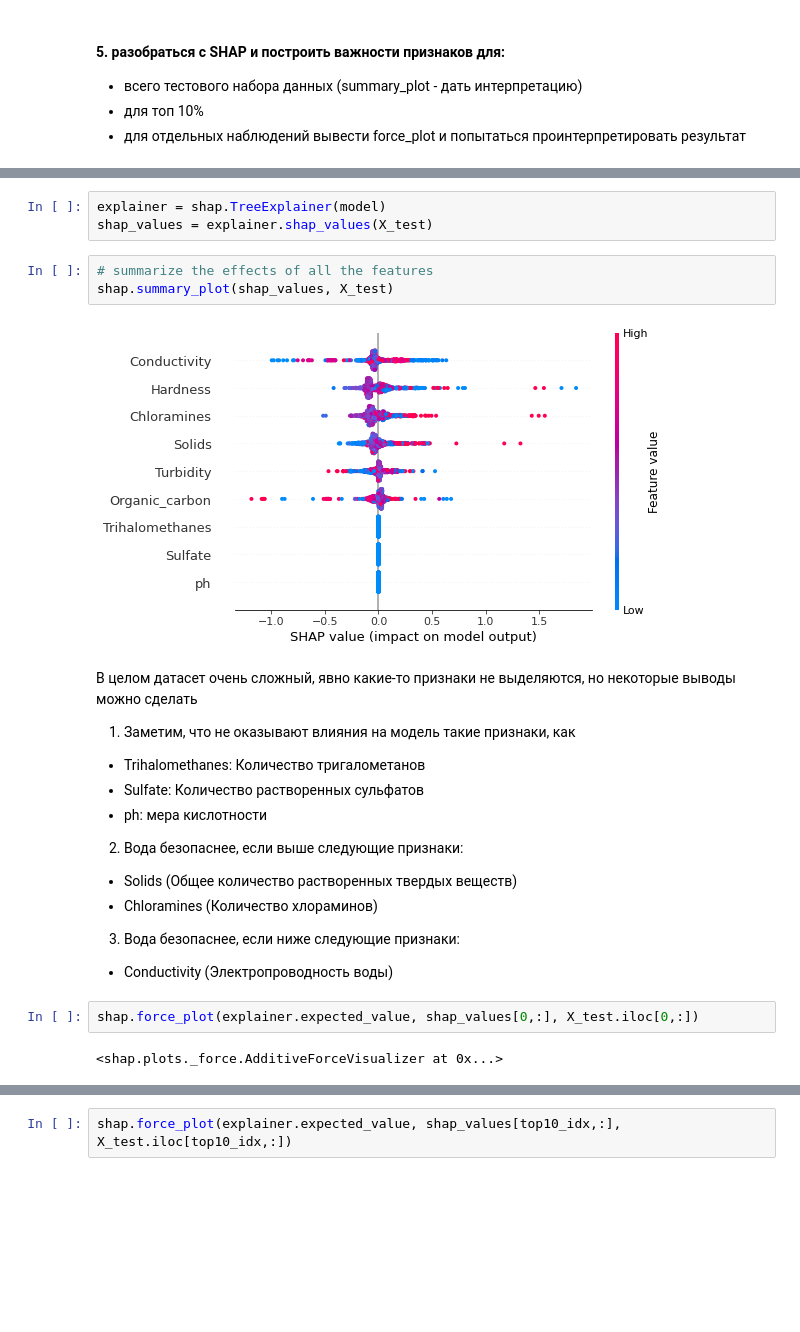
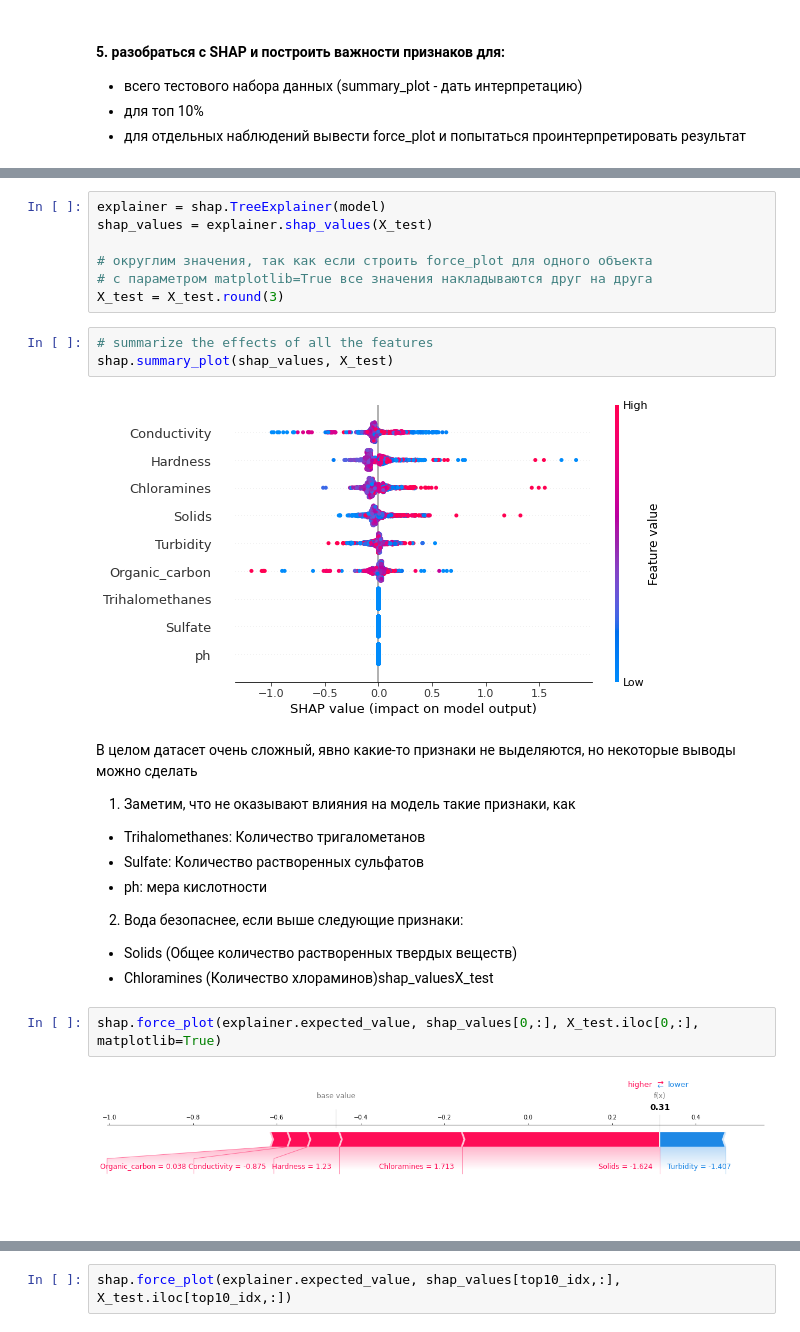
Before and after one commit to mayo889/GeekBrains, a Jupyter notebook: business_ML/07_lesson/HW7.ipynb, the cells around one changed output, grey strips where cells are left out. Saved outputs shown, nothing was run; the diff lists cells and outputs as text; blank space fills up the shorter version.

Commit message:
business_ML 07_lesson update js force_plot, add image of js plot

```diff
--- a/business_ML/07_lesson/HW7.ipynb
+++ b/business_ML/07_lesson/HW7.ipynb
@@ -116,14 +116,18 @@ import shap
 shap.initjs()
 # %% [output]
 [interactive output not drawn]
-# %%
-explainer = shap.TreeExplainer(model)
-shap_values = explainer.shap_values(X_test)
+# %%
+explainer = shap.TreeExplainer(model)
+shap_values = explainer.shap_values(X_test)
+
+# округлим значения, так как если строить force_plot для одного объекта
+# с параметром matplotlib=True все значения накладываются друг на друга
+X_test = X_test.round(3)
 # %%
 # summarize the effects of all the features
 shap.summary_plot(shap_values, X_test)
 # %% [output]
-[figure, old version]
+[figure, new version]
 # %% [markdown]
 В целом датасет очень сложный, явно какие-то признаки не выделяются, но некоторые выводы можно сделать
 
@@ -134,14 +138,11 @@ shap.summary_plot(shap_values, X_test)
 
 2. Вода безопаснее, если выше следующие признаки:
 - Solids (Общее количество растворенных твердых веществ)
-- Chloramines (Количество хлораминов)
-
-3. Вода безопаснее, если ниже следующие признаки:
-- Conductivity (Электропроводность воды)
+- Chloramines (Количество хлораминов)shap_valuesX_test
 # %%
-shap.force_plot(explainer.expected_value, shap_values[0,:], X_test.iloc[0,:])
+shap.force_plot(explainer.expected_value, shap_values[0,:], X_test.iloc[0,:], matplotlib=True)
 # %% [output]
-<shap.plots._force.AdditiveForceVisualizer at 0x...>
+[figure, added]
 # %%
 test_size = len(X_test)
 print(test_size)
```
Also changed, not shown: parts of 3 cells of this notebook, 1 other file.
